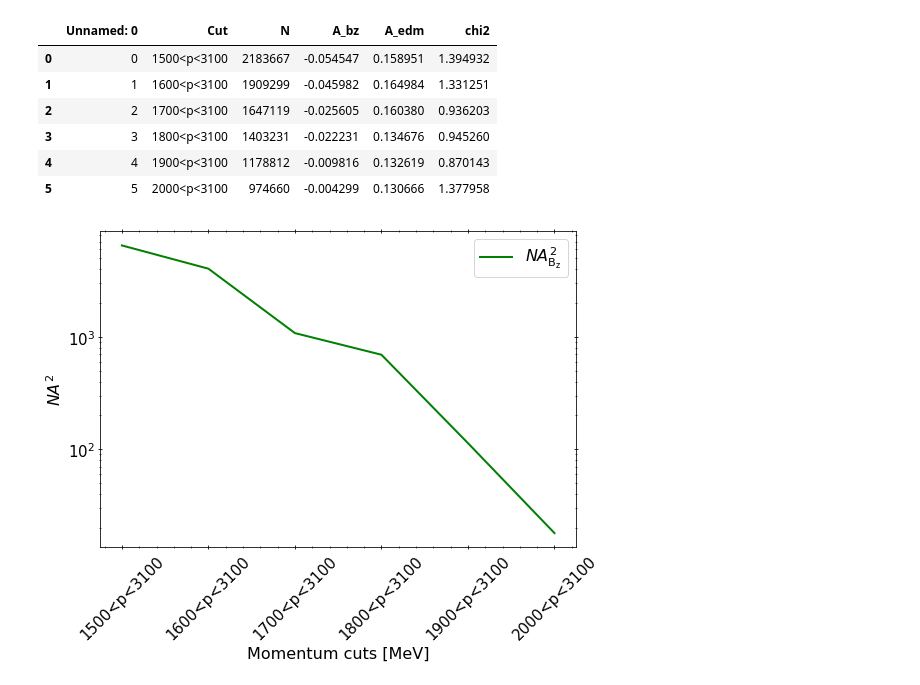
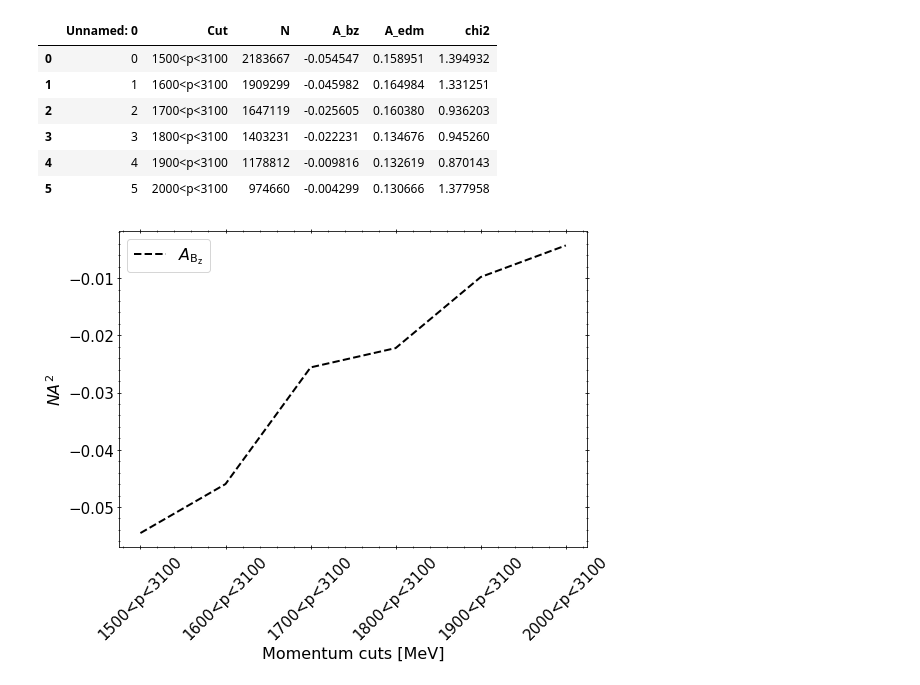
Before and after one commit to glukicov/EDMTracking, a Jupyter notebook: JupyterNB/Misc.ipynb, the cells around one changed output. Saved outputs shown, nothing was run; the diff lists cells and outputs as text; code cells hidden in the pictures.

```diff
--- a/JupyterNB/Misc.ipynb
+++ b/JupyterNB/Misc.ipynb
@@ -41,6 +53,8 @@ NA_2_bz = df['N'] * df['A_bz'] ** 2
 # %%
 font_size = 16
-fig, ax = cu.plotScatter(df['Cut'], NA_2_edm, font_size=font_size, label=r"$NA^2_{\rm{EDM}}$", lw=2, tight=True, figsize=(8,5))
+# fig, ax = cu.plotScatter(df['Cut'], NA_2_edm, font_size=font_size, label=r"$NA^2_{\rm{EDM}}$", lw=2, tight=True, figsize=(8,5))
+# fig, ax = cu.plotScatter(df['Cut'],  df['N'], font_size=font_size, label="N", lw=2, tight=True, figsize=(8,5), ls="--", input_color="r")
+fig, ax = cu.plotScatter(df['Cut'],  df['A_edm'], font_size=font_size, label=r"$A_{\rm{EDM}}$", lw=2, tight=True, figsize=(8,5), ls=":", input_color="k")
 ax.set_xlabel(xlabel="Momentum cuts [MeV]", fontsize=font_size)
 ax.set_ylabel(ylabel=r"$NA^2$", fontsize=font_size)
 ax.legend(fontsize=font_size)
@@ -66,12 +79,14 @@ NA_2_edm = df['N'] * df['A_edm'] ** 2
 NA_2_bz = df['N'] * df['A_bz'] ** 2
 # %%
-fig, ax = cu.plotScatter(df['Cut'], NA_2_bz, font_size=font_size, label=r"$NA^2_{\rm{B_z}}$", lw=2, tight=True, figsize=(8,5))
+# fig, ax = cu.plotScatter(df['Cut'], NA_2_bz, font_size=font_size, label=r"$NA^2_{\rm{B_z}}$", lw=2, tight=True, figsize=(8,5))
+# fig, ax = cu.plotScatter(df['Cut'], df['N'], font_size=font_size, label=r"N", lw=2, tight=True, figsize=(8,5), ls="--", input_color="r")
+fig, ax = cu.plotScatter(df['Cut'], df['A_bz'], font_size=font_size, label=r"$A_{\rm{B_z}}$", lw=2, tight=True, figsize=(8,5), ls="--", input_color="k")
 ax.set_xlabel(xlabel="Momentum cuts [MeV]", fontsize=font_size)
 ax.set_ylabel(ylabel=r"$NA^2$", fontsize=font_size)
 ax.legend(fontsize=font_size)
 for tick in ax.get_xticklabels():
     tick.set_rotation(45)
-ax.set_yscale('log')
+# ax.set_yscale('log')
 fig.savefig("../fig/NA_edm.png", dpi=300)
 # %% [output]
-[figure, old version]
+[figure, new version]
```
Also changed, not shown: parts of 4 cells of this notebook, 4 other files.
